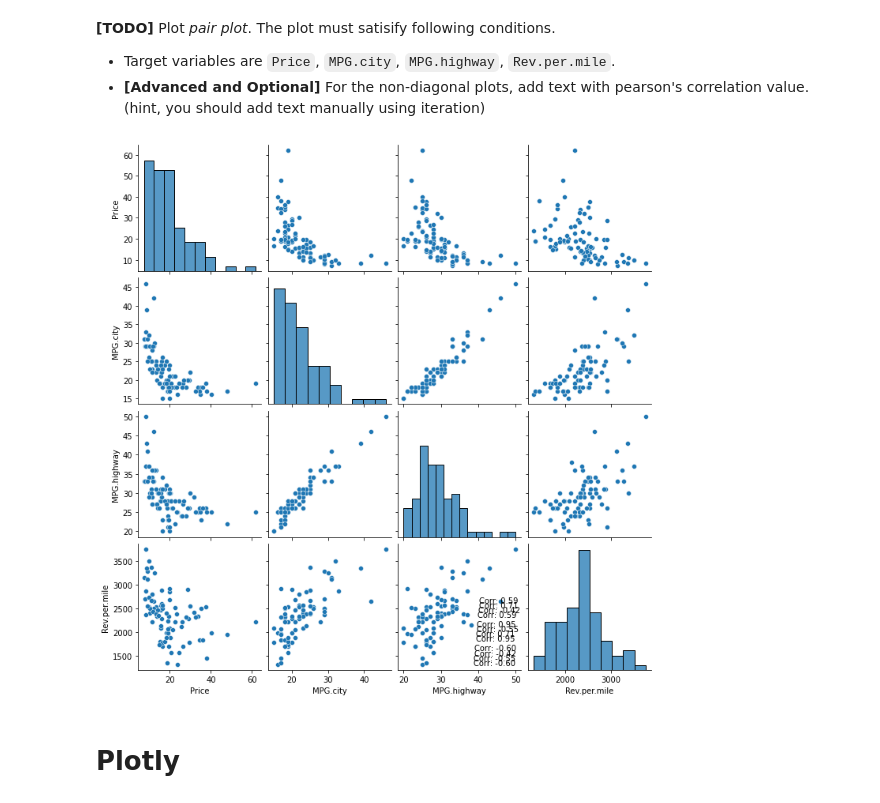
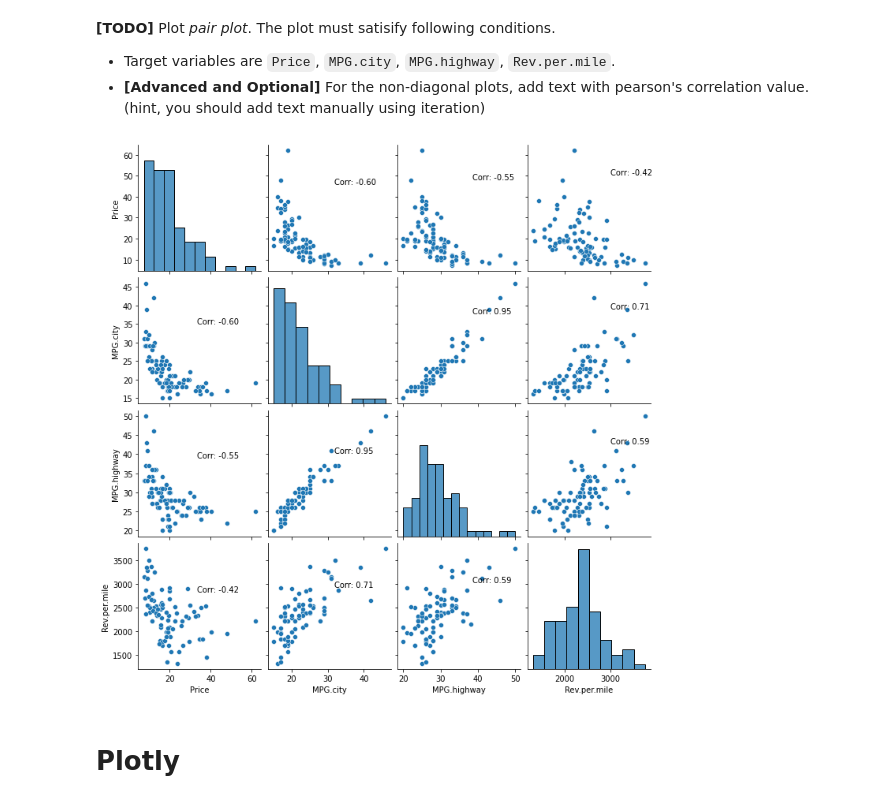
Before and after one commit to yec3168/DAP__, a Jupyter notebook: w4.ipynb, the cells around one changed output. Saved outputs shown, nothing was run; the diff lists cells and outputs as text; code cells hidden in the pictures.

```diff
--- a/w4.ipynb
+++ b/w4.ipynb
@@ -71,19 +71,20 @@ plt.show()
 # %%
 targetVar = ['Price', 'MPG.city', 'MPG.highway', 'Rev.per.mile']
 
 g = sns.pairplot(df[targetVar])
 
 corrValue = np.array(df[targetVar].corr())
 
 
 for i, (ax, cv) in enumerate(zip(g.axes.flat, corrValue.flatten())):
+
   if cv < 1:
-    plt.text(i*10,i  ,'Corr: %.2f'%cv)
+    plt.text(-6000+((i%4)*3000), 100-((i/4)*28)+((i%4)*8) ,'Corr: %.2f'%cv)
   #print('Corr: %.2f'%cv)
 
 plt.show()
 # %% [output]
-[figure, old version]
+[figure, new version]
 # %% [markdown]
 # Plotly
 # %% [markdown]
```
